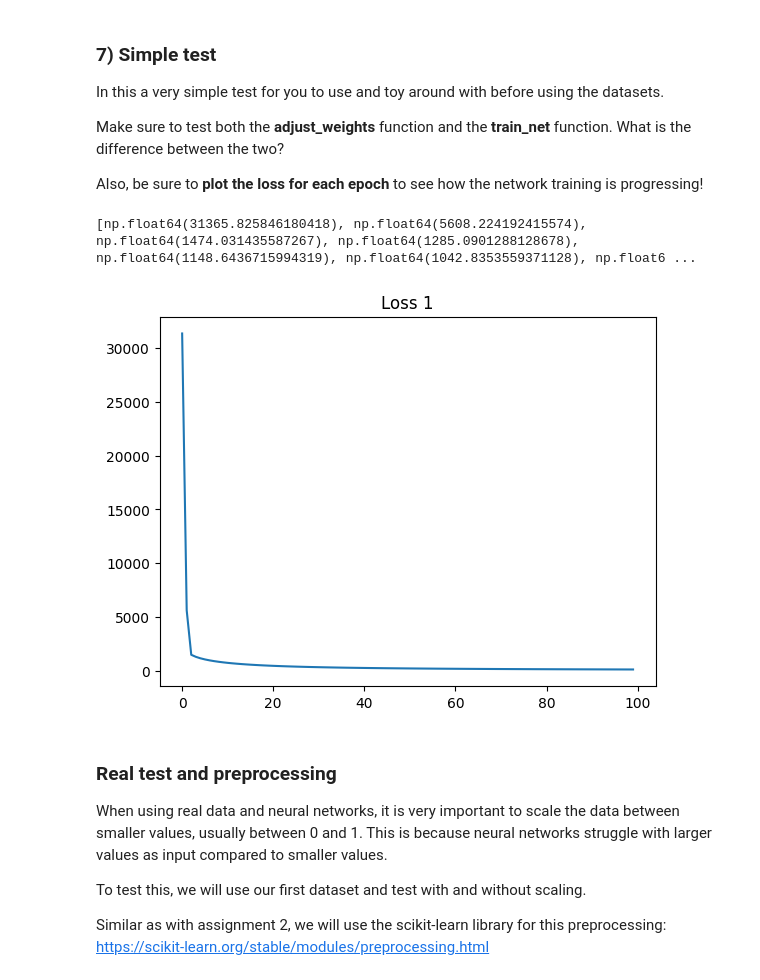
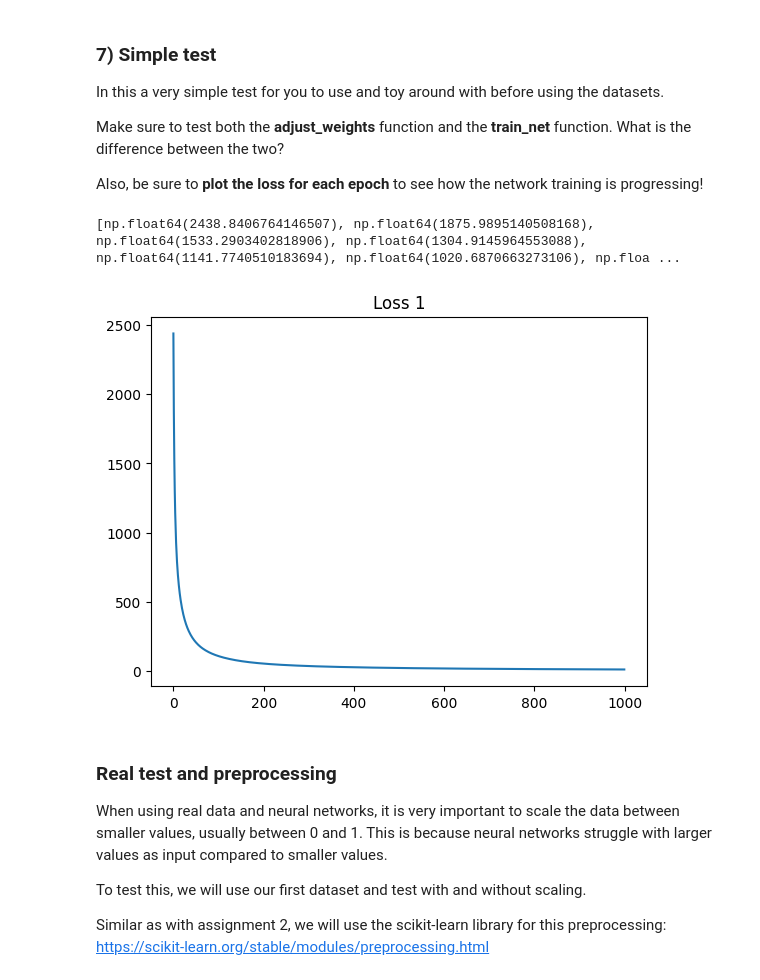
Before and after one commit to JoelScarinius/Neural_Network, a Jupyter notebook: ML-Assignment_3_Joel_Scarinius_Stavmo.ipynb, the cells around one changed output. Drawn from its saved outputs; the diff is of its cells as text; code cells hidden in the pictures.

```diff
--- a/ML-Assignment_3_Joel_Scarinius_Stavmo.ipynb
+++ b/ML-Assignment_3_Joel_Scarinius_Stavmo.ipynb
@@ -163,8 +163,7 @@ The derivatives of the loss is with respect to the predicted value **y_hat**.
 # %%
 def d_MSE_loss(y_hat, y):
     # TODO: Finish this function
-    # dy = np.subtract(y_hat, y)
-    dy = 2 * (y_hat - y) / y.size
+    dy = np.multiply(2, np.divide(np.subtract(y_hat, y), y.size))
     return dy
 
 # TODO: Choose another loss function and implement it
@@ -179,7 +178,7 @@ def d_BCE_loss(y_hat, y):
 
 The first "fundamental" function for neural networks is to be able to propagate the data forward through the neural network. We will implement this function here.
 # %%
-def propagate_forward(weights, activations, bias, activation_function="none"):
+def propagate_forward(weights, activations, bias, activation_function="None"):
     # TODO: Add support for the use of bias
 
     dot_product = np.dot(activations, weights) + bias
@@ -193,7 +192,7 @@ To be able to train a neural network, we need to be able to propagate the loss b
 # Calculates the backward gradients that are passed throughout the layer in the backward pass.
 # Returns both the derivative of the loss in respect to the weights and the input signal (activations).
 
-def propagate_backward(weights, activations, dl_dz, bias, activation_function="none"):
+def propagate_backward(weights, activations, dl_dz, bias, activation_function="None"):
     # NOTE: dl_dz is the derivative of the loss based on the previous layers activations/outputs
 
     # TODO: Add support for the use of bias
@@ -230,7 +229,7 @@ class NeuralNet(object):
         self.weights = [np.random.normal(0,2,(n,m)) for n,m in
                    zip([input_dim] + neurons, neurons + [output_dim])]
 
-        self.activation_functions = ["ReLU"] * len(neurons) + ["none"]
+        self.activation_functions = ["ReLU"] * len(neurons) + ["None"]
 
         self.biases = [np.zeros((1, n)) for n in (neurons + [output_dim])]
         # self.biases = [np.zeros((n, 1), dtype="float64") for n in neurons + [output_dim]]
@@ -328,30 +327,30 @@ Also, be sure to **plot the loss for each epoch** to see how the network trainin
 # %%
 # TODO: You can change most things in this cell if you want to, we encourage it!
 
 n = 1000
 d = 4
 
 k = np.random.randint(0,10,(d,1))
 x = np.random.normal(0,1,(n,d))
 y = np.dot(x,k) + 0.1 + np.random.normal(0,0.01,(n,1))
 
 nn = NeuralNet(d, 1, [18, 12])
 
-loss_1 = [nn.adjust_weights(x, y) for _ in range(100)]
+loss_1 = [nn.adjust_weights(x, y) for _ in range(1000)]
 print(loss_1)
 
 # loss_2 = train_net(...) # TODO: Use the train_net function to compare with the "adjust_weights" function.
 
 plt.plot(loss_1)
 plt.title("Loss 1")
 plt.show()
 
 # plt.plot(loss_2)
 # plt.title("Loss 2")
 # plt.show()
 # %% [output]
-[np.float64(31365.825846180418), np.float64(5608.224192415574), np.float64(1474.031435587267), np.float64(1285.0901288128678), np.float64(1148.6436715994319), np.float64(1042.8353559371128), np.float6 ...
+[np.float64(2438.8406764146507), np.float64(1875.9895140508168), np.float64(1533.2903402818906), np.float64(1304.9145964553088), np.float64(1141.7740510183694), np.float64(1020.6870663273106), np.floa ...
-[figure, old version]
+[figure, new version]
 # %% [markdown]
 ### Real test and preprocessing
 
```
